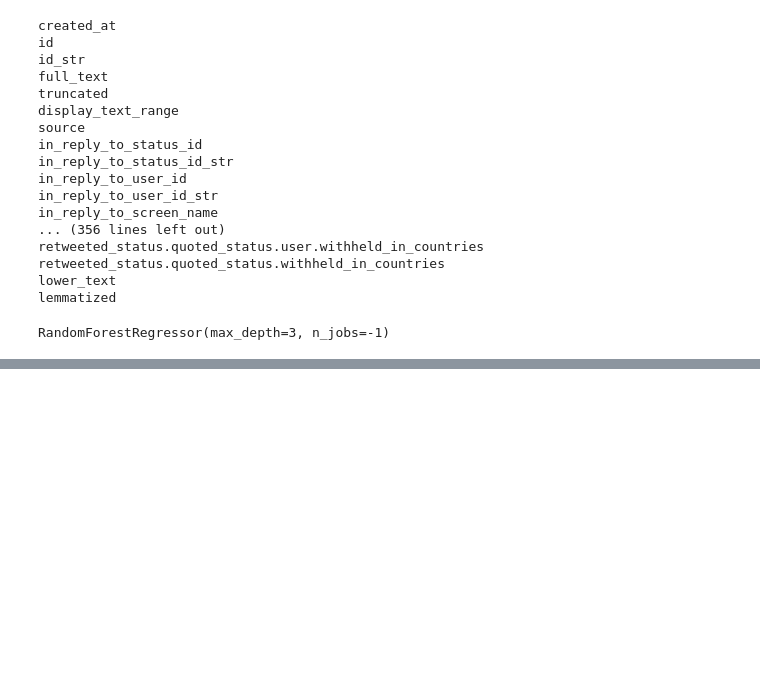
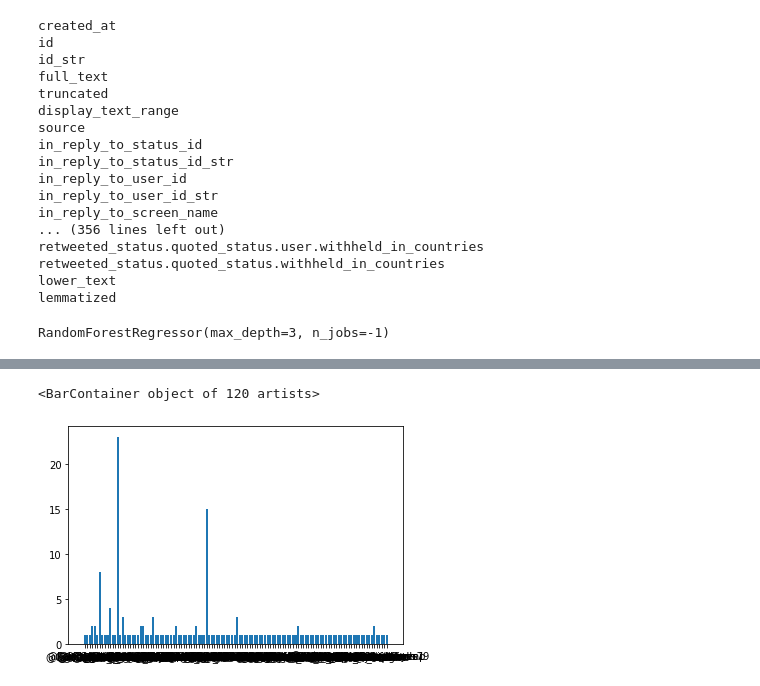
Before and after one commit to cjholcomb/paranormal-distribution, a Jupyter notebook: notebooks/Heathers_twitter.ipynb, the cells around one changed output, grey strips where cells are left out. Drawn from its saved outputs; the diff is of its cells as text; code cells hidden in the pictures; blank space fills up the shorter version.

```diff
--- a/notebooks/Heathers_twitter.ipynb
+++ b/notebooks/Heathers_twitter.ipynb
@@ -139,0 +146,3 @@ model.score(X_train, y_train), model.score(X_test, y_test)
+# %%
+for i in df.columns:
+    print(i)
@@ -139,0 +185,21 @@ model.score(X_train, y_train), model.score(X_test, y_test)
+# %%
+screen_names = {}
+for i, text in enumerate(df.full_text):
+    if text[:3] == 'RT ':
+        pass
+    else:
+        if '@' in text:
+            lst = text.split()
+            ats = [at for at in lst if at[0] == '@'][0]
+            if ats not in screen_names:
+                screen_names[ats] = 1
+            else:
+                screen_names[ats] += 1
+        else:
+            pass
+# %%
+fig, ax = plt.subplots()
+ax.bar(screen_names.keys(), screen_names.values())
+# %% [output]
+<BarContainer object of 120 artists>
+[figure, added]
```
Also changed, not shown: parts of 9 cells of this notebook.
